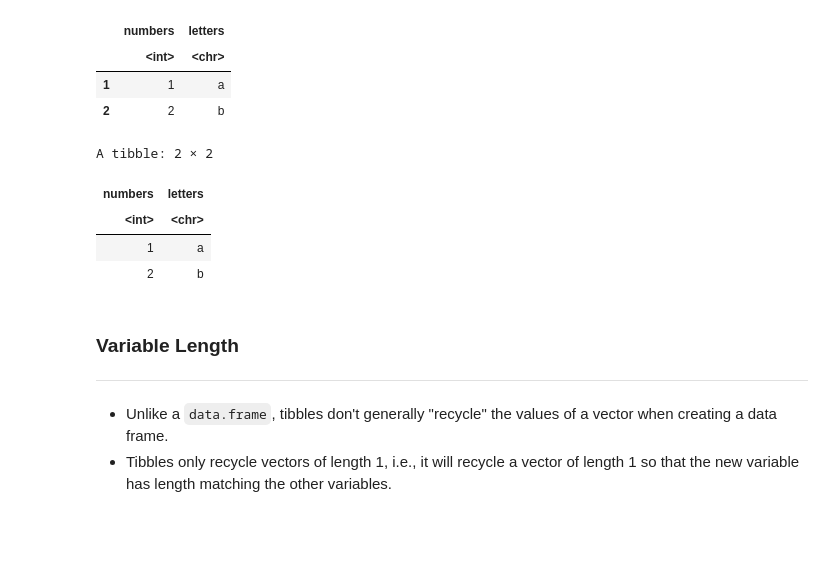
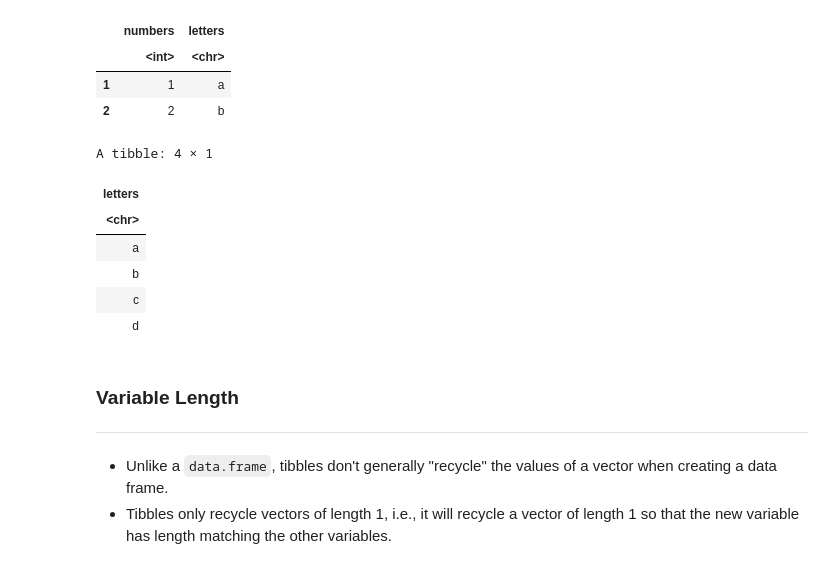
Before and after one commit to CU-Denver-MathStats-OER/Data-Wrangling-and-Visualization, a Jupyter notebook: 08-Tidying-Data-with-tidyr.ipynb, the cells around one changed output. Cells and saved outputs as stored; diff of their text form; code cells hidden in the pictures; blank space fills up the shorter version.

```diff
--- a/08-Tidying-Data-with-tidyr.ipynb
+++ b/08-Tidying-Data-with-tidyr.ipynb
@@ -143,8 +148,8 @@ dtf$let
 [1] "a" "b" "c" "d"
 # %%
 # create tibble
-tbl <- tibble(numbers = 1:4, letters = letters[1:4])
-str(tbl)
+tibl <- tibble(numbers = 1:4, letters = letters[1:4])
+str(tibl)
 # %% [output]
 tibble [4 × 2] (S3: tbl_df/tbl/data.frame)
  $ numbers: int [1:4] 1 2 3 4
@@ -193,16 +205,18 @@ A data.frame: 2 × 2
 | 2 | 2 | b |
 # %%
 # subset of a tibble is a tibble
-#tbl[, c("letters")]
-#tbl[1, ]
-#tbl[1:2, c("letters")]
-tbl[1:2, 1:2]
+tibl[, c("letters")]
+#tibl[1, ]
+#tibl[1:2, c("letters")]
+#tibl[1:2, 1:2]
 # %% [output]
-A tibble: 2 × 2
+A tibble: 4 × 1
-| numbers | letters |
-| <int> | <chr> |
-| 1 | a |
-| 2 | b |
+| letters |
+| <chr> |
+| a |
+| b |
+| c |
+| d |
 # %% [markdown]
 ### <a name="var-length">Variable Length</a>
 
```
Also changed, not shown: parts of 24 cells of this notebook.
